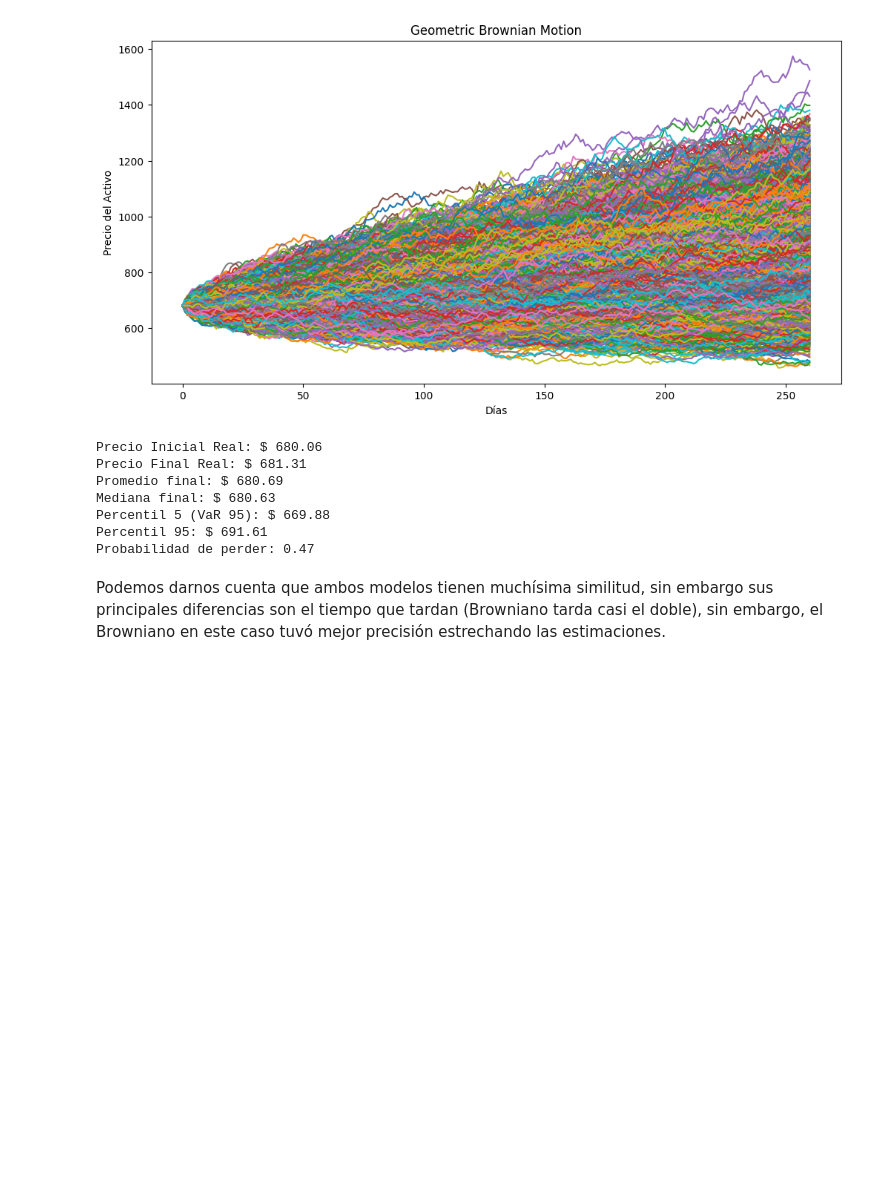
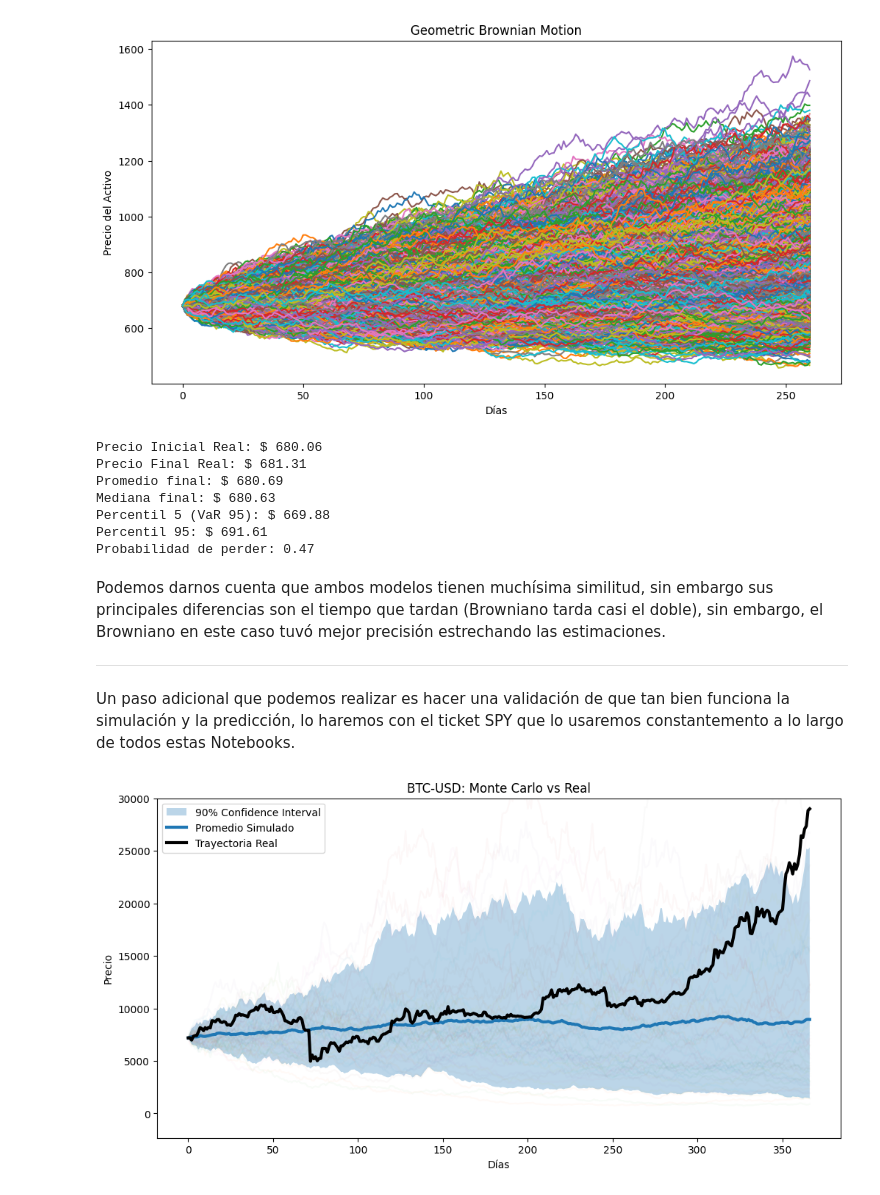
Before and after one commit to Skulltou/PersonalProjects, a Jupyter notebook: P1 - Sim Fin/2_montecarlo_real.ipynb, the cells around one changed output. Saved outputs shown, nothing was run; the diff lists cells and outputs as text; code cells hidden in the pictures; blank space fills up the shorter version.

```diff
--- a/P1 - Sim Fin/2_montecarlo_real.ipynb
+++ b/P1 - Sim Fin/2_montecarlo_real.ipynb
@@ -305,3 +305,7 @@ Percentil 95: $ 691.61
 Probabilidad de perder: 0.47
 # %% [markdown]
 Podemos darnos cuenta que ambos modelos tienen muchísima similitud, sin embargo sus principales diferencias son el tiempo que tardan (Browniano tarda casi el doble), sin embargo, el Browniano en este caso tuvó mejor precisión estrechando las estimaciones.
+
+---
+
+Un paso adicional que podemos realizar es hacer una validación de que tan bien funciona la simulación y la predicción, lo haremos con el ticket SPY que lo usaremos constantemento a lo largo de todos estas Notebooks.
@@ -307,0 +374,63 @@ Podemos darnos cuenta que ambos modelos tienen muchísima similitud, sin embargo
+# %%
+# =========================================
+# 6. GRAFICAR BTC
+# =========================================
+
+# Convertir simulaciones a array
+sim_spy_array = np.array(simulaciones_spy)
+
+# Promedio diario
+promedio_spy = sim_spy_array.mean(axis=0)
+
+# Intervalos de confianza
+p5 = np.percentile(sim_spy_array, 5, axis=0)
+p95 = np.percentile(sim_spy_array, 95, axis=0)
+
+# Trayectoria real
+real_spy = np.concatenate([[S0], test["BTC-USD"].values])
+
+# Eje temporal
+x = np.arange(dias + 1)
+
+# Graficar
+plt.figure(figsize=(12,6))
+
+# Banda de confianza
+plt.fill_between(
+    x,
+    p5,
+    p95,
+    alpha=0.3,
+    label="90% Confidence Interval"
+)
+
+# Simulaciones individuales
+for sim in simulaciones_spy:
+    plt.plot(sim, alpha=0.03)
+
+# Trayectoria promedio
+plt.plot(
+    promedio_spy,
+    linewidth=3,
+    label="Promedio Simulado"
+)
+
+# Trayectoria real
+plt.plot(
+    real_spy,
+    color="black",
+    linewidth=3,
+    label="Trayectoria Real"
+)
+
+plt.title("BTC-USD: Monte Carlo vs Real")
+
+plt.xlabel("Días")
+plt.ylabel("Precio")
+plt.ylim(top=30000)
+
+plt.legend()
+
+plt.show()
+# %% [output]
+[figure, added]
```
Also changed, not shown: parts of 5 cells of this notebook, 2 other files.
